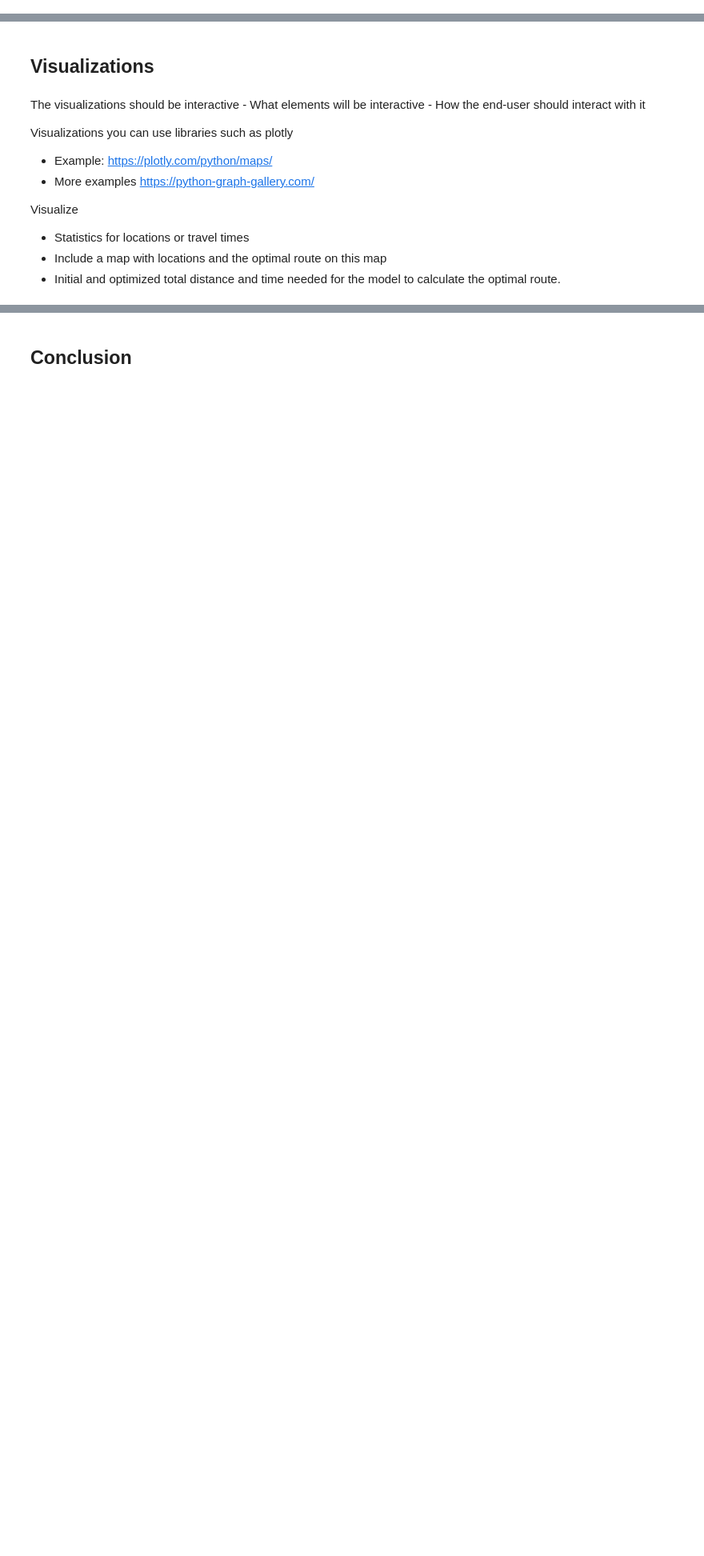
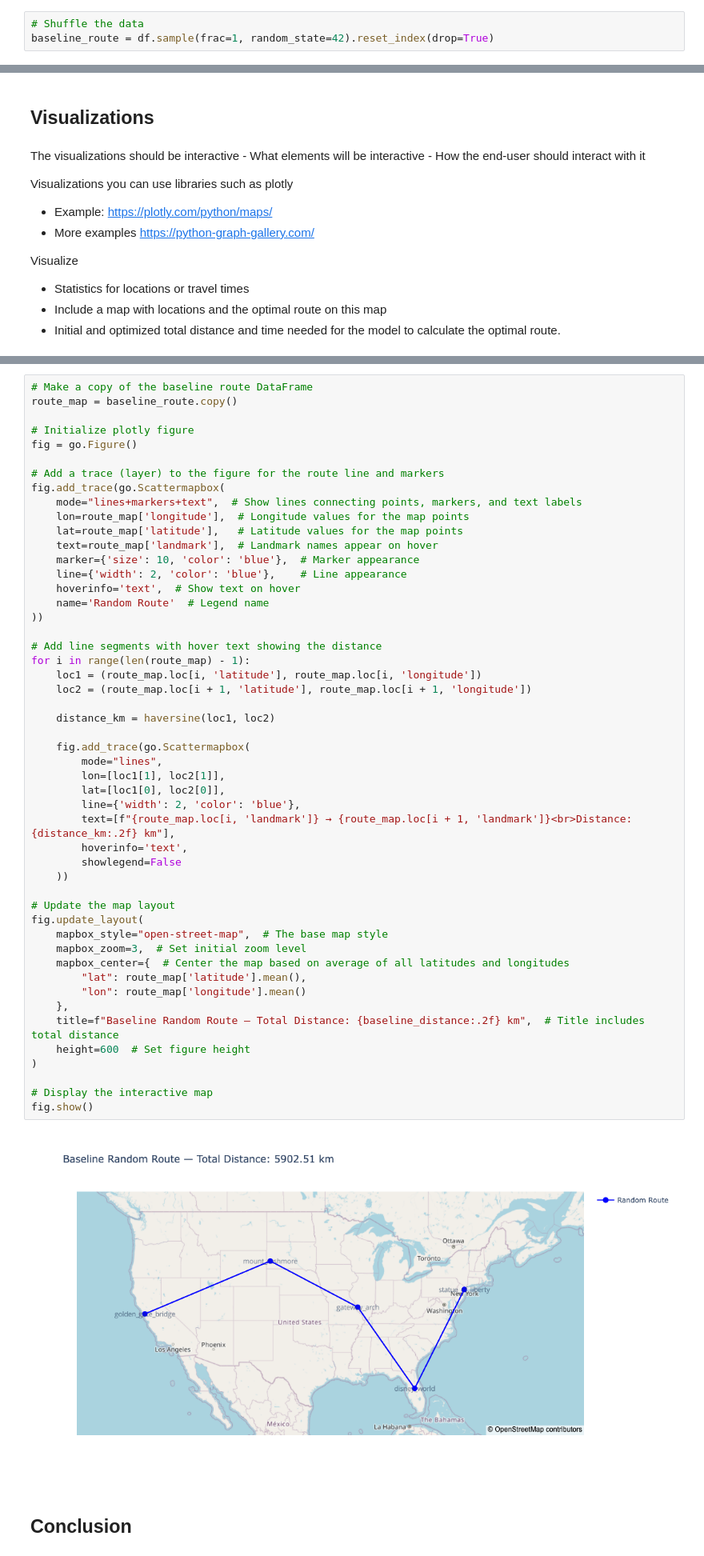
Before and after one commit to KRMalaGrino/butterfly-brigade, a Jupyter notebook: data_science/roadtrip_project.ipynb, the cells around one changed output, grey strips where cells are left out. Shown at 80% size. Saved outputs shown, nothing was run; the diff lists cells and outputs as text; blank space fills up the shorter version.

```diff
--- a/data_science/roadtrip_project.ipynb
+++ b/data_science/roadtrip_project.ipynb
@@ -250,0 +253,3 @@ After your model is created and run, please
+# %%
+# Shuffle the data
+baseline_route = df.sample(frac=1, random_state=42).reset_index(drop=True)
@@ -266,2 +344,54 @@ Visualize
+# %%
+# Make a copy of the baseline route DataFrame
+route_map = baseline_route.copy()
+
+# Initialize plotly figure
+fig = go.Figure()
+
+# Add a trace (layer) to the figure for the route line and markers
+fig.add_trace(go.Scattermapbox(
+    mode="lines+markers+text",  # Show lines connecting points, markers, and text labels
+    lon=route_map['longitude'],  # Longitude values for the map points
+    lat=route_map['latitude'],   # Latitude values for the map points
+    text=route_map['landmark'],  # Landmark names appear on hover
+    marker={'size': 10, 'color': 'blue'},  # Marker appearance
+    line={'width': 2, 'color': 'blue'},    # Line appearance
+    hoverinfo='text',  # Show text on hover
+    name='Random Route'  # Legend name
+))
+
+# Add line segments with hover text showing the distance
+for i in range(len(route_map) - 1):
+    loc1 = (route_map.loc[i, 'latitude'], route_map.loc[i, 'longitude'])
+    loc2 = (route_map.loc[i + 1, 'latitude'], route_map.loc[i + 1, 'longitude'])
+
+    distance_km = haversine(loc1, loc2)
+
+    fig.add_trace(go.Scattermapbox(
+        mode="lines",
+        lon=[loc1[1], loc2[1]],
+        lat=[loc1[0], loc2[0]],
+        line={'width': 2, 'color': 'blue'},
+        text=[f"{route_map.loc[i, 'landmark']} → {route_map.loc[i + 1, 'landmark']}<br>Distance: {distance_km:.2f} km"],
+        hoverinfo='text',
+        showlegend=False
+    ))
+
+# Update the map layout
+fig.update_layout(
+    mapbox_style="open-street-map",  # The base map style
+    mapbox_zoom=3,  # Set initial zoom level
+    mapbox_center={  # Center the map based on average of all latitudes and longitudes
+        "lat": route_map['latitude'].mean(),
+        "lon": route_map['longitude'].mean()
+    },
+    title=f"Baseline Random Route — Total Distance: {baseline_distance:.2f} km",  # Title includes total distance
+    height=600  # Set figure height
+)
+
+# Display the interactive map
+fig.show()
+# %% [output]
+[figure, added]
 # %% [markdown]
 ## Conclusion
```
Also changed, not shown: parts of 13 cells of this notebook.
